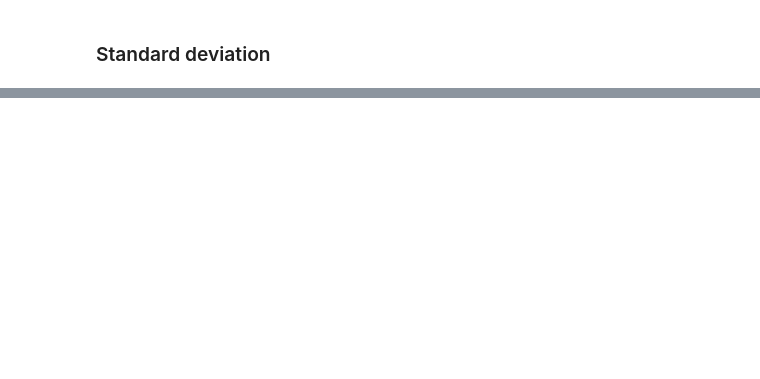
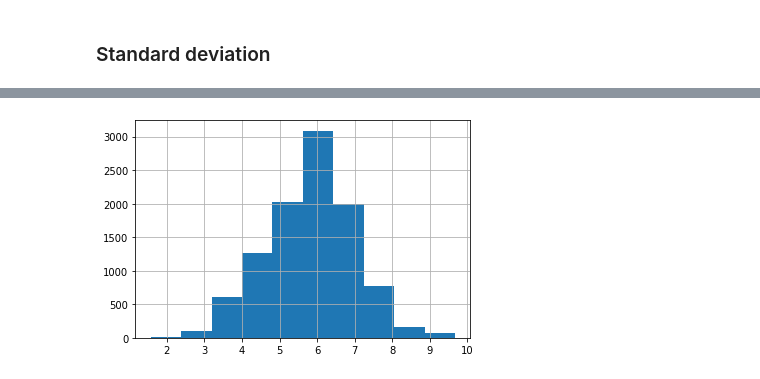
Before and after one commit to eannefawcett/Northwind-Database-Exploration, a Jupyter notebook: Region Performance.ipynb, the cells around one changed output, grey strips where cells are left out. Cells and saved outputs as stored; diff of their text form; code cells hidden in the pictures; blank space fills up the shorter version.

```diff
--- a/Region Performance.ipynb
+++ b/Region Performance.ipynb
@@ -480,0 +441,4 @@ pass
+# %%
+log['ItemTotal'].hist();
+# %% [output]
+[figure, added]
```
Also changed, not shown: parts of 124 cells of this notebook, 9 other files.
